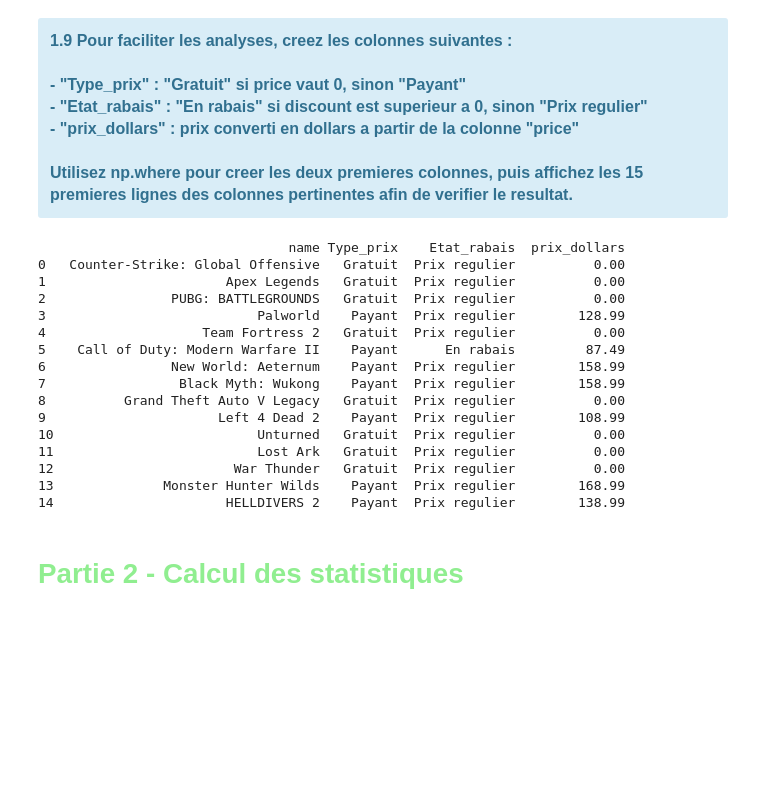
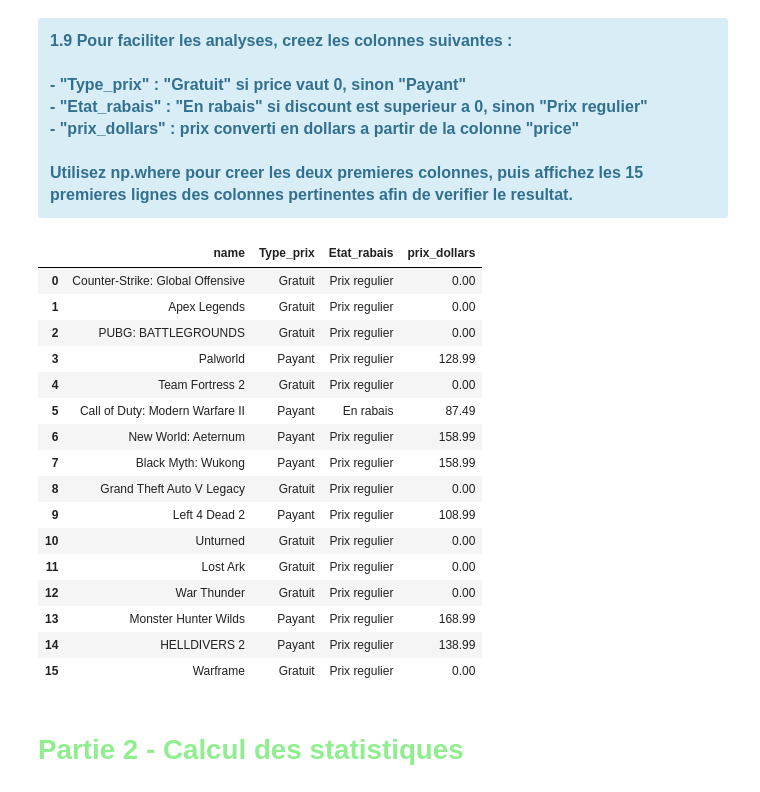
Before and after one commit to INF-1007/tp4-l03-07, a Jupyter notebook: TP4.ipynb, the cells around one changed output. Drawn from its saved outputs; the diff is of its cells as text; code cells hidden in the pictures; blank space fills up the shorter version.

```diff
--- a/TP4.ipynb
+++ b/TP4.ipynb
@@ -203,29 +203,30 @@ Utilisez np.where pour creer les deux premieres colonnes, puis affichez les 15 p
 # %%
 # TODO Créer les colonnes 'Type_prix', 'Etat_rabais' et 'prix_dollars'
 # TODO Afficher les 15 premieres lignes des colonnes pertinentes
 np_prix = np.array(df_steam_clean["price"])
 np_rab = np.array(df_steam_clean["discount"])
 df_steam_clean["Type_prix"] = np.where(np_prix == 0, "Gratuit", "Payant",)
 df_steam_clean["Etat_rabais"] = np.where(np_rab > 0, "En rabais", "Prix regulier")
 df_steam_clean["prix_dollars"] = [price / 100 + price % 100 for price in df_steam_clean['price']]
-print(df_steam_clean.loc[0:14, ['name', 'Type_prix', 'Etat_rabais', 'prix_dollars']])
+df_steam_clean.loc[0:15, ['name', 'Type_prix', 'Etat_rabais', 'prix_dollars']]
 # %% [output]
-                                name Type_prix    Etat_rabais  prix_dollars
-0   Counter-Strike: Global Offensive   Gratuit  Prix regulier          0.00
-1                       Apex Legends   Gratuit  Prix regulier          0.00
-2                PUBG: BATTLEGROUNDS   Gratuit  Prix regulier          0.00
-3                           Palworld    Payant  Prix regulier        128.99
-4                    Team Fortress 2   Gratuit  Prix regulier          0.00
-5    Call of Duty: Modern Warfare II    Payant      En rabais         87.49
-6                New World: Aeternum    Payant  Prix regulier        158.99
-7                 Black Myth: Wukong    Payant  Prix regulier        158.99
-8          Grand Theft Auto V Legacy   Gratuit  Prix regulier          0.00
-9                      Left 4 Dead 2    Payant  Prix regulier        108.99
-10                          Unturned   Gratuit  Prix regulier          0.00
-11                          Lost Ark   Gratuit  Prix regulier          0.00
-12                       War Thunder   Gratuit  Prix regulier          0.00
-13              Monster Hunter Wilds    Payant  Prix regulier        168.99
-14                      HELLDIVERS 2    Payant  Prix regulier        138.99
+|  | name | Type_prix | Etat_rabais | prix_dollars |
+| 0 | Counter-Strike: Global Offensive | Gratuit | Prix regulier | 0.00 |
+| 1 | Apex Legends | Gratuit | Prix regulier | 0.00 |
+| 2 | PUBG: BATTLEGROUNDS | Gratuit | Prix regulier | 0.00 |
+| 3 | Palworld | Payant | Prix regulier | 128.99 |
+| 4 | Team Fortress 2 | Gratuit | Prix regulier | 0.00 |
+| 5 | Call of Duty: Modern Warfare II | Payant | En rabais | 87.49 |
+| 6 | New World: Aeternum | Payant | Prix regulier | 158.99 |
+| 7 | Black Myth: Wukong | Payant | Prix regulier | 158.99 |
+| 8 | Grand Theft Auto V Legacy | Gratuit | Prix regulier | 0.00 |
+| 9 | Left 4 Dead 2 | Payant | Prix regulier | 108.99 |
+| 10 | Unturned | Gratuit | Prix regulier | 0.00 |
+| 11 | Lost Ark | Gratuit | Prix regulier | 0.00 |
+| 12 | War Thunder | Gratuit | Prix regulier | 0.00 |
+| 13 | Monster Hunter Wilds | Payant | Prix regulier | 168.99 |
+| 14 | HELLDIVERS 2 | Payant | Prix regulier | 138.99 |
+| 15 | Warframe | Gratuit | Prix regulier | 0.00 |
 # %% [markdown]
 <h1><font color='lightgreen'> Partie 2 - Calcul des statistiques </font></h1>
 # %% [markdown]
```
Also changed, not shown: parts of 8 cells of this notebook.
